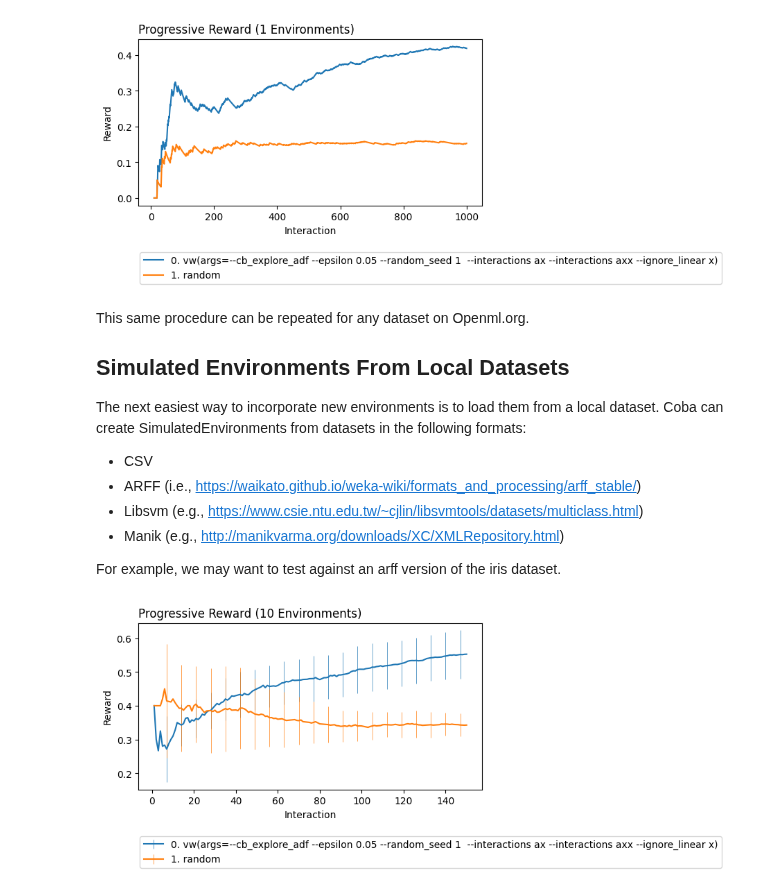
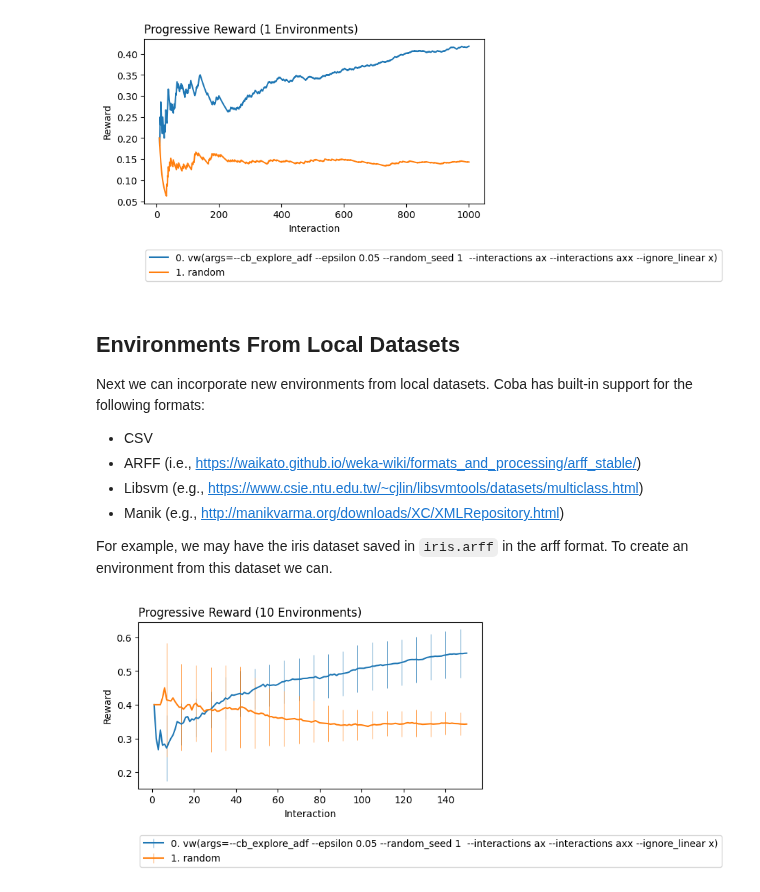
Before and after one commit to VowpalWabbit/coba, a Jupyter notebook: examples/notebooks/Environments.ipynb, the cells around one changed output. Cells and saved outputs as stored; diff of their text form; code cells hidden in the pictures.

Commit message:
Improved example notebooks.

```diff
--- a/examples/notebooks/Environments.ipynb
+++ b/examples/notebooks/Environments.ipynb
@@ -14,25 +122,23 @@ To get a sense of how this works let's say we want to build a SimulatedEnvironme
 # %%
 import coba as cb
 
-environments = cb.Environments.from_openml(180,take=1000).shuffle(n=1)
+environments = cb.Environments.from_openml(180).reservoir(1000)
 learners     = [cb.VowpalEpsilonLearner(),cb.RandomLearner()]
 experiment   = cb.Experiment(environments, learners)
 
 experiment.run(quiet=True).plot_learners(xlim=(10,None))
 # %% [output]
-[figure, old version]
+[figure, new version]
 # %% [markdown]
-This same procedure can be repeated for any dataset on Openml.org.
+## Environments From Local Datasets
 
-## Simulated Environments From Local Datasets
-
-The next easiest way to incorporate new environments is to load them from a local dataset. Coba can create SimulatedEnvironments from datasets in the following formats:
+Next we can incorporate new environments from local datasets. Coba has built-in support for the following formats:
 * CSV
 * ARFF (i.e., https://waikato.github.io/weka-wiki/formats_and_processing/arff_stable/)
 * Libsvm (e.g., https://www.csie.ntu.edu.tw/~cjlin/libsvmtools/datasets/multiclass.html)
 * Manik (e.g., http://manikvarma.org/downloads/XC/XMLRepository.html)
 
-For example, we may want to test against an arff version of the iris dataset.
+For example, we may have the iris dataset saved in `iris.arff` in the arff format. To create an environment from this dataset we can.
 # %%
 import coba as cb
 
```
Also changed, not shown: parts of 17 cells of this notebook, 7 other files.
